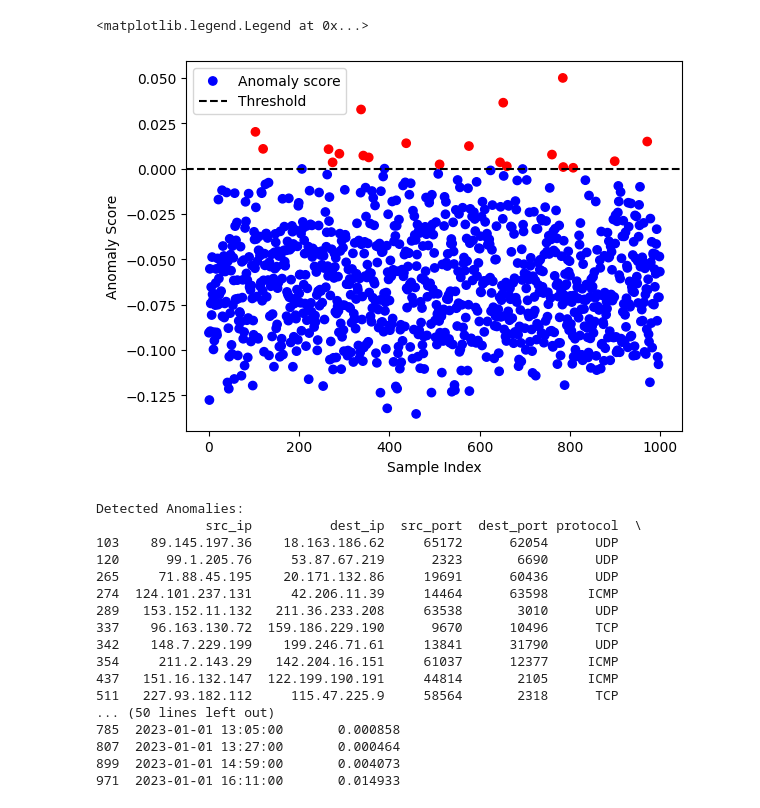
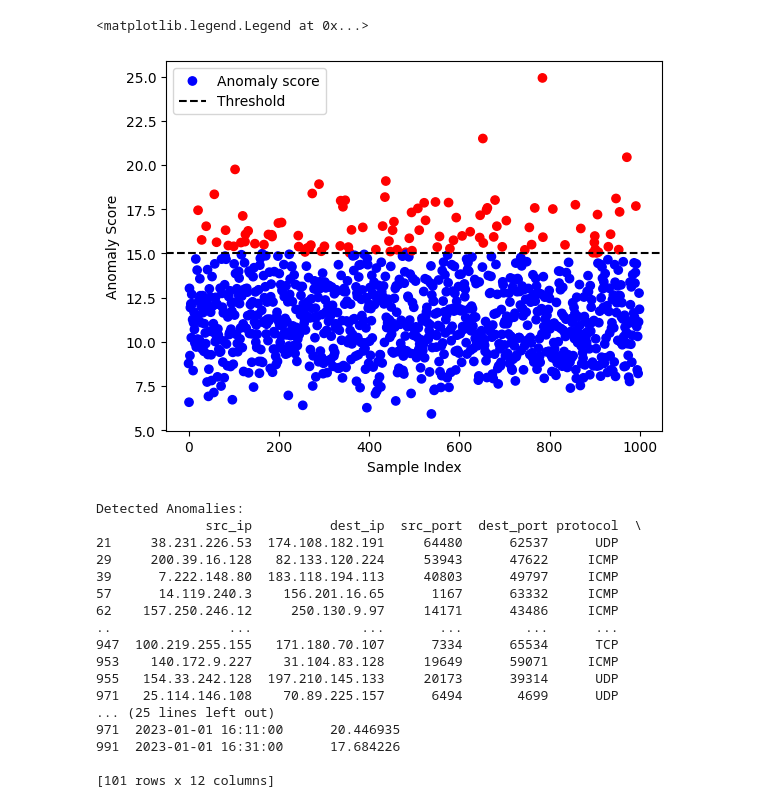
Before and after one commit to CookieNtoo/TestCode99, a Jupyter notebook: Anomaly_Detection.ipynb, the cells around one changed output. Drawn from its saved outputs; the diff is of its cells as text; code cells hidden in the pictures.

```diff
--- a/Anomaly_Detection.ipynb
+++ b/Anomaly_Detection.ipynb
@@ -55,43 +54,43 @@ y_train_scores = clf.decision_scores_  # Outlier scores for training data
 y_test_scores = clf.decision_function(X_test)  # Outlier scores for test data
 # %%
 #πρόβλεψη βαθμού ανωμαλίας (anomaly score)
-anomaly_scores = model.decision_function(X_scaled)
+anomaly_scores = clf.decision_function(X_scaled)
 # %%
 #προσθήκη βαθμού ανωμαλίας (anomaly score) στο σύνολο δεδομένων
 network_data['anomaly_score'] = anomaly_scores
 # %%
 
 #οπτικοποίηση αποτελεσμάτων, με μπλε οι τιμές που θεωρούνται κανονικές και με κόκκινο όσες καταγράφονται ως ανωμαλίες
-colors = ['blue' if score <= model.threshold_ else 'red' for score in anomaly_scores]
+colors = ['blue' if score <= clf.threshold_ else 'red' for score in anomaly_scores]
 
 plt.scatter(network_data.index, anomaly_scores, c=colors, label='Anomaly score')
-plt.axhline(y=model.threshold_, color='black', linestyle='--', label='Threshold')
+plt.axhline(y=clf.threshold_, color='black', linestyle='--', label='Threshold')
 plt.xlabel('Sample Index')
 plt.ylabel('Anomaly Score')
 plt.legend()
 # %% [output]
 <matplotlib.legend.Legend at 0x...>
-[figure, old version]
+[figure, new version]
 # %%
 #τύπωση των τιμών που εντοπίσθηκαν ως ανωμαλίες
-anomalies = network_data[network_data['anomaly_score'] > model.threshold_]
+anomalies = network_data[network_data['anomaly_score'] > clf.threshold_]
 print("Detected Anomalies:")
 print(anomalies)
 # %% [output]
 Detected Anomalies:
               src_ip          dest_ip  src_port  dest_port protocol  \
-103    89.145.197.36    18.163.186.62     65172      62054      UDP
-120      99.1.205.76     53.87.67.219      2323       6690      UDP
-265     71.88.45.195    20.171.132.86     19691      60436      UDP
-274  124.101.237.131     42.206.11.39     14464      63598     ICMP
-289   153.152.11.132   211.36.233.208     63538       3010      UDP
-337    96.163.130.72  159.186.229.190      9670      10496      TCP
-342    148.7.229.199    199.246.71.61     13841      31790      UDP
-354     211.2.143.29   142.204.16.151     61037      12377     ICMP
-437   151.16.132.147  122.199.190.191     44814       2105     ICMP
-511   227.93.182.112     115.47.225.9     58564       2318      TCP
-... (50 lines left out)
-785  2023-01-01 13:05:00       0.000858
-807  2023-01-01 13:27:00       0.000464
-899  2023-01-01 14:59:00       0.004073
-971  2023-01-01 16:11:00       0.014933
+21     38.231.226.53  174.108.182.191     64480      62537      UDP
+29     200.39.16.128   82.133.120.224     53943      47622     ICMP
+39      7.222.148.80  183.118.194.113     40803      49797     ICMP
+57      14.119.240.3    156.201.16.65      1167      63332     ICMP
+62    157.250.246.12     250.130.9.97     14171      43486     ICMP
+..               ...              ...       ...        ...      ...
+947  100.219.255.155   171.180.70.107      7334      65534      TCP
+953    140.172.9.227    31.104.83.128     19649      59071     ICMP
+955   154.33.242.128  197.210.145.133     20173      39314      UDP
+971   25.114.146.108    70.89.225.157      6494       4699      UDP
+... (25 lines left out)
+971  2023-01-01 16:11:00      20.446935
+991  2023-01-01 16:31:00      17.684226
+
+[101 rows x 12 columns]
```
Also changed, not shown: parts of 2 cells of this notebook.
